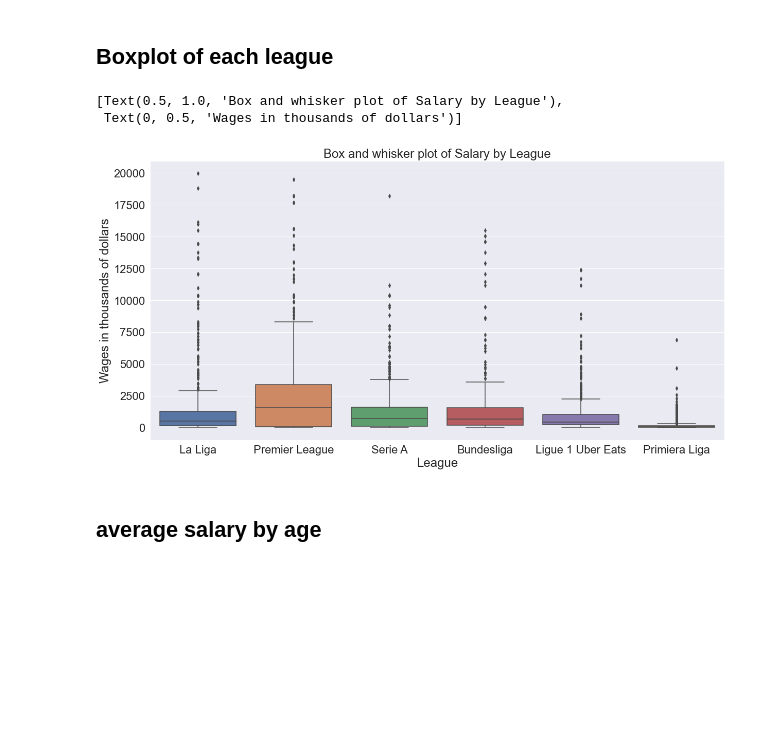
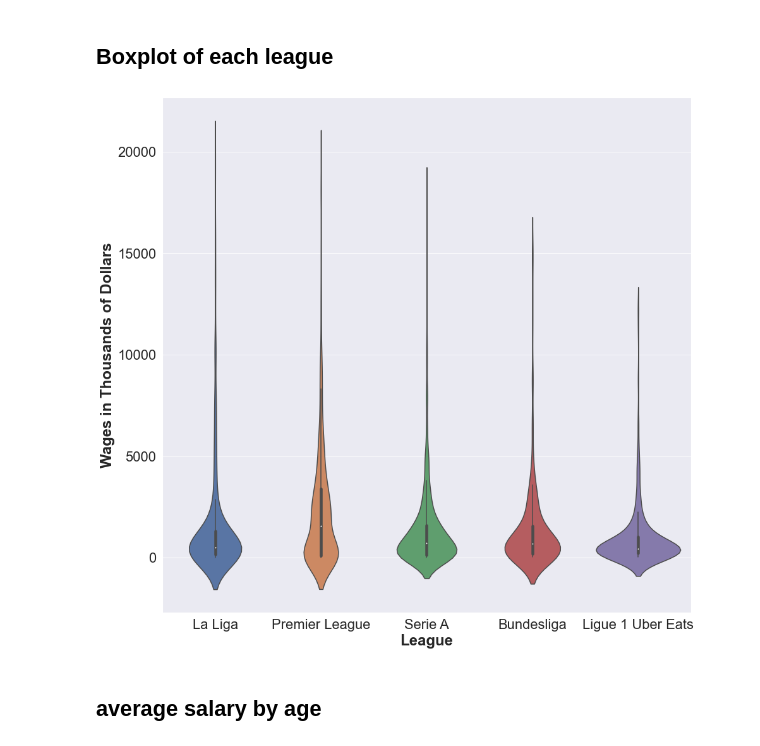
Before and after one commit to UWDSC-TCC/Soccer-player-data-viz, a Jupyter notebook: Soccer-data-viz.ipynb, the cells around one changed output. Saved outputs shown, nothing was run; the diff lists cells and outputs as text; code cells hidden in the pictures; blank space fills up the shorter version.

Commit message:
final plots :wq

```diff
--- a/Soccer-data-viz.ipynb
+++ b/Soccer-data-viz.ipynb
@@ -10,6 +10,7 @@ import numpy as np
 soccer_df = pd.read_csv('SalaryPrediction.csv')
 soccer_df['Wage'] = soccer_df['Wage'].str.replace(',','').astype(int)
 soccer_df['Wage'] = soccer_df['Wage']/1000
+
+
+
 soccer_df
-
-sns.set(font_scale=2)
@@ -16,14 +31,21 @@ sns.set(font_scale=2)
 # %% [markdown]
 ## Boxplot of each league
 # %%
-plt.figure(figsize=(20, 10))
-sorted_salaries = soccer_df.sort_values(by= 'Wage' ,ascending= False)
+premiera_league = soccer_df['League'] == 'Primiera Liga'
+big_5 = soccer_df[~premiera_league]
+
+plt.figure(figsize=(15, 15))
+sorted_salaries = big_5.sort_values(by= 'Wage' ,ascending= False)
 top_3_salaries_removed = sorted_salaries.iloc[3:]
-sns.boxplot(x='League',y='Wage',data=top_50_salaries_removed).set(title="Box and whisker plot of Salary by League",ylabel = "Wages in thousands of dollars")
+ax = sns.violinplot(x='League',y='Wage',data=top_3_salaries_removed)
+ax.set(ylabel = "Wages in Thousands of Dollars")
+ax.yaxis.label.set(fontweight='bold')
+ax.xaxis.label.set(fontweight='bold')
+
+
+plt.savefig('BoxplotLeague.png')
 # %% [output]
-[Text(0.5, 1.0, 'Box and whisker plot of Salary by League'),
- Text(0, 0.5, 'Wages in thousands of dollars')]
-[figure, old version]
+[figure, new version]
 # %% [markdown]
 ## average salary by age
 # %%
```
Also changed, not shown: parts of 6 cells of this notebook, 8 other files.
